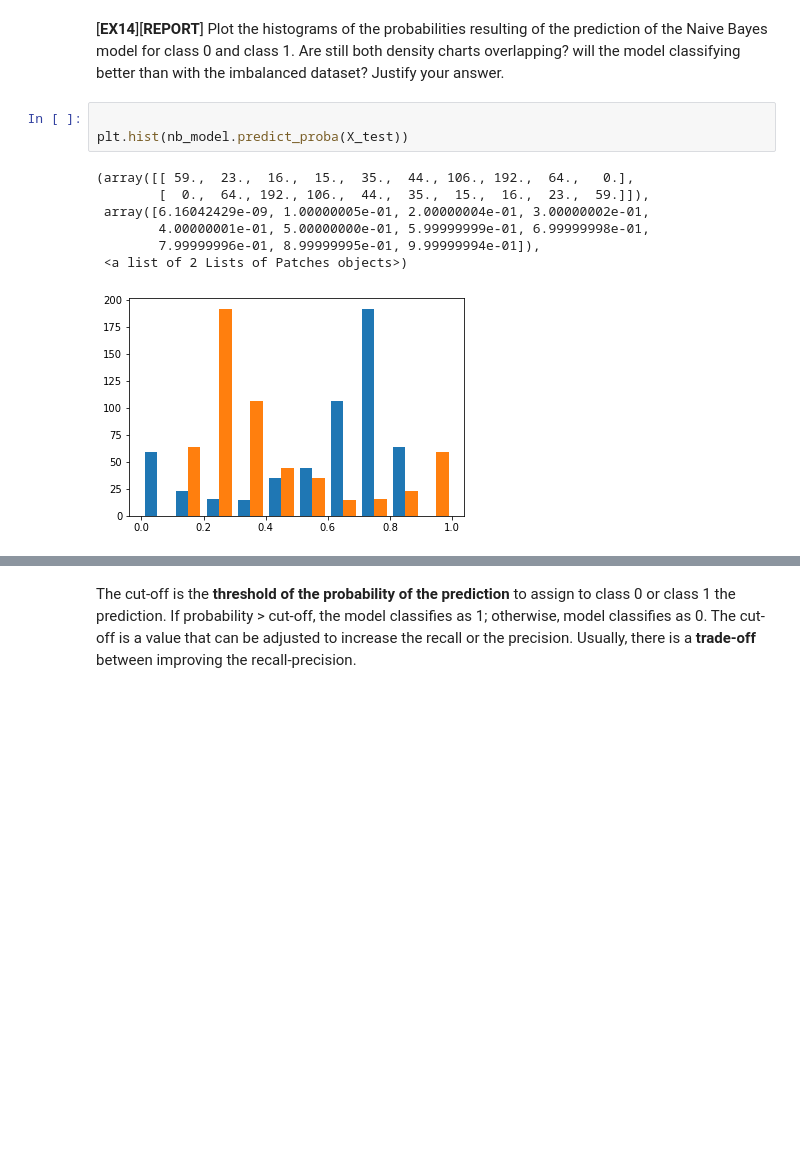
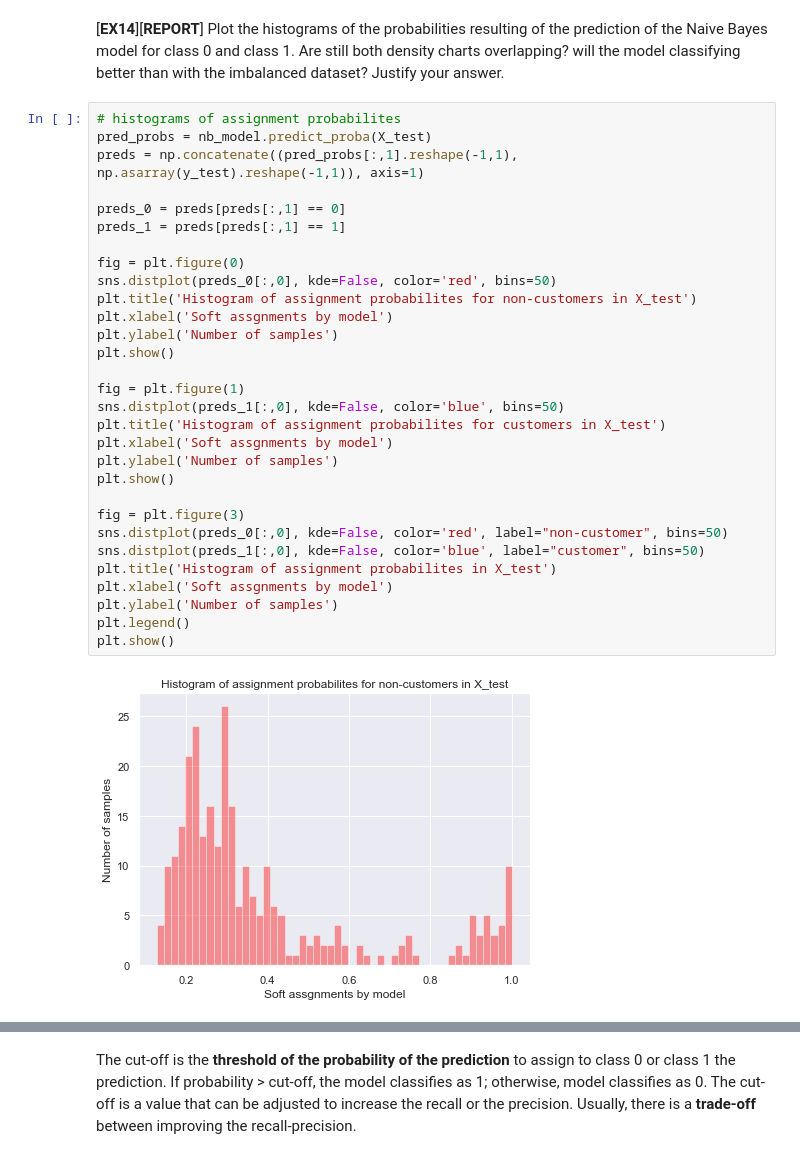
Before and after one commit to Xavaki/ML_project2, a Jupyter notebook: P02_Classification_student.ipynb, the cells around one changed output, grey strips where cells are left out. Saved outputs shown, nothing was run; the diff lists cells and outputs as text; blank space fills up the shorter version.

```diff
--- a/P02_Classification_student.ipynb
+++ b/P02_Classification_student.ipynb
@@ -837,13 +849,34 @@ pyplot.show()
 # %% [markdown]
 [**EX14**][**REPORT**] Plot the histograms of the probabilities resulting of the prediction of the Naive Bayes model for class 0 and class 1. Are still both density charts overlapping? will the model classifying better than with the imbalanced dataset? Justify your answer.
-# %%
-
-plt.hist(nb_model.predict_proba(X_test))
-# %% [output]
-(array([[ 59.,  23.,  16.,  15.,  35.,  44., 106., 192.,  64.,   0.],
-        [  0.,  64., 192., 106.,  44.,  35.,  15.,  16.,  23.,  59.]]),
- array([6.16042429e-09, 1.00000005e-01, 2.00000004e-01, 3.00000002e-01,
-        4.00000001e-01, 5.00000000e-01, 5.99999999e-01, 6.99999998e-01,
-        7.99999996e-01, 8.99999995e-01, 9.99999994e-01]),
- <a list of 2 Lists of Patches objects>)
-[figure, removed]
+# %%
+# histograms of assignment probabilites
+pred_probs = nb_model.predict_proba(X_test)
+preds = np.concatenate((pred_probs[:,1].reshape(-1,1), np.asarray(y_test).reshape(-1,1)), axis=1)
+
+preds_0 = preds[preds[:,1] == 0]
+preds_1 = preds[preds[:,1] == 1]
+
+fig = plt.figure(0)
+sns.distplot(preds_0[:,0], kde=False, color='red', bins=50)
+plt.title('Histogram of assignment probabilites for non-customers in X_test')
+plt.xlabel('Soft assgnments by model')
+plt.ylabel('Number of samples')
+plt.show()
+
+fig = plt.figure(1)
+sns.distplot(preds_1[:,0], kde=False, color='blue', bins=50)
+plt.title('Histogram of assignment probabilites for customers in X_test')
+plt.xlabel('Soft assgnments by model')
+plt.ylabel('Number of samples')
+plt.show()
+
+fig = plt.figure(3)
+sns.distplot(preds_0[:,0], kde=False, color='red', label="non-customer", bins=50)
+sns.distplot(preds_1[:,0], kde=False, color='blue', label="customer", bins=50)
+plt.title('Histogram of assignment probabilites in X_test')
+plt.xlabel('Soft assgnments by model')
+plt.ylabel('Number of samples')
+plt.legend()
+plt.show()
+# %% [output]
+[figure, added]
```
Also changed, not shown: parts of 24 cells of this notebook.
